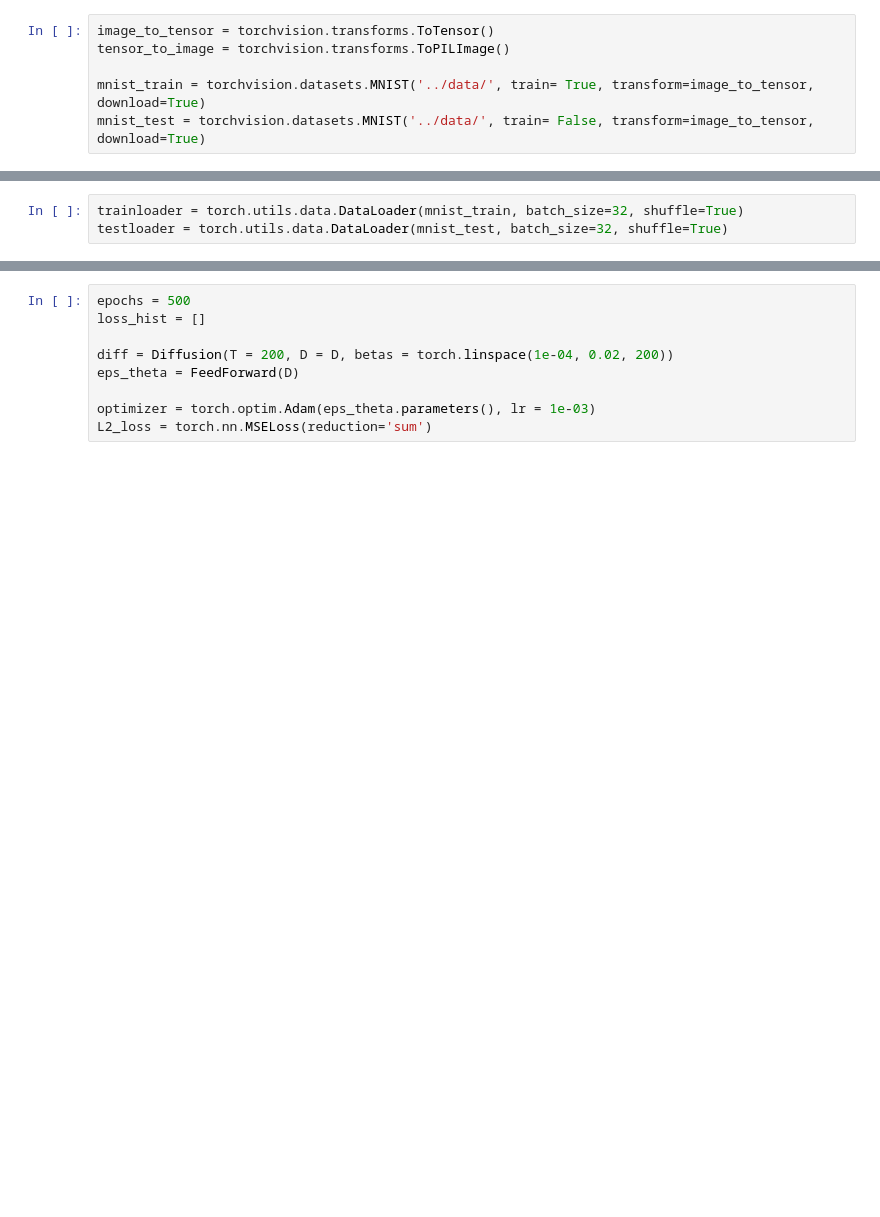
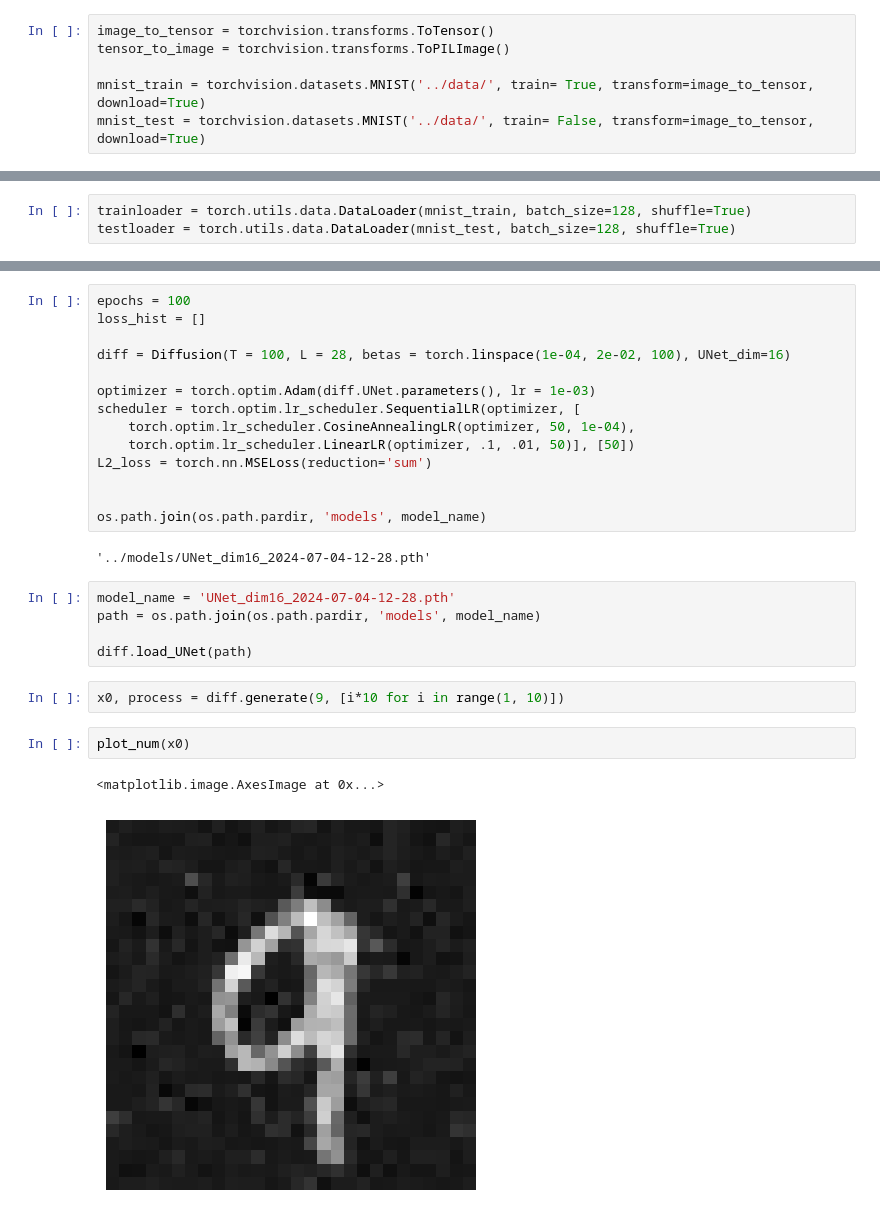
Before and after one commit to StefanoDamato/DaBF, a Jupyter notebook: src/dev.ipynb, the cells around one changed output, grey strips where cells are left out. Saved outputs shown, nothing was run; the diff lists cells and outputs as text; blank space fills up the shorter version.

```diff
--- a/src/dev.ipynb
+++ b/src/dev.ipynb
@@ -19,6 +23,6 @@ assert D == 784
 # %%
-trainloader = torch.utils.data.DataLoader(mnist_train, batch_size=32, shuffle=True)
-testloader = torch.utils.data.DataLoader(mnist_test, batch_size=32, shuffle=True)
+trainloader = torch.utils.data.DataLoader(mnist_train, batch_size=128, shuffle=True)
+testloader = torch.utils.data.DataLoader(mnist_test, batch_size=128, shuffle=True)
 # %%
 class FeedForward(nn.Module):
     def __init__(self, D, nlayers =8):
@@ -59,9 +384,28 @@ class Diffusion():
 # %%
-epochs = 500
+epochs = 100
 loss_hist = []
 
-diff = Diffusion(T = 200, D = D, betas = torch.linspace(1e-04, 0.02, 200))
-eps_theta = FeedForward(D)
+diff = Diffusion(T = 100, L = 28, betas = torch.linspace(1e-04, 2e-02, 100), UNet_dim=16)
 
-optimizer = torch.optim.Adam(eps_theta.parameters(), lr = 1e-03)
+optimizer = torch.optim.Adam(diff.UNet.parameters(), lr = 1e-03)
+scheduler = torch.optim.lr_scheduler.SequentialLR(optimizer, [
+    torch.optim.lr_scheduler.CosineAnnealingLR(optimizer, 50, 1e-04),
+    torch.optim.lr_scheduler.LinearLR(optimizer, .1, .01, 50)], [50])
 L2_loss = torch.nn.MSELoss(reduction='sum')
+
+
+os.path.join(os.path.pardir, 'models', model_name)
+# %% [output]
+'../models/UNet_dim16_2024-07-04-12-28.pth'
+# %%
+model_name = 'UNet_dim16_2024-07-04-12-28.pth'
+path = os.path.join(os.path.pardir, 'models', model_name)
+
+diff.load_UNet(path)
+# %%
+x0, process = diff.generate(9, [i*10 for i in range(1, 10)])
+# %%
+plot_num(x0)
+# %% [output]
+<matplotlib.image.AxesImage at 0x...>
+[figure, added]
```
Also changed, not shown: parts of 27 cells of this notebook, 5 other files.
